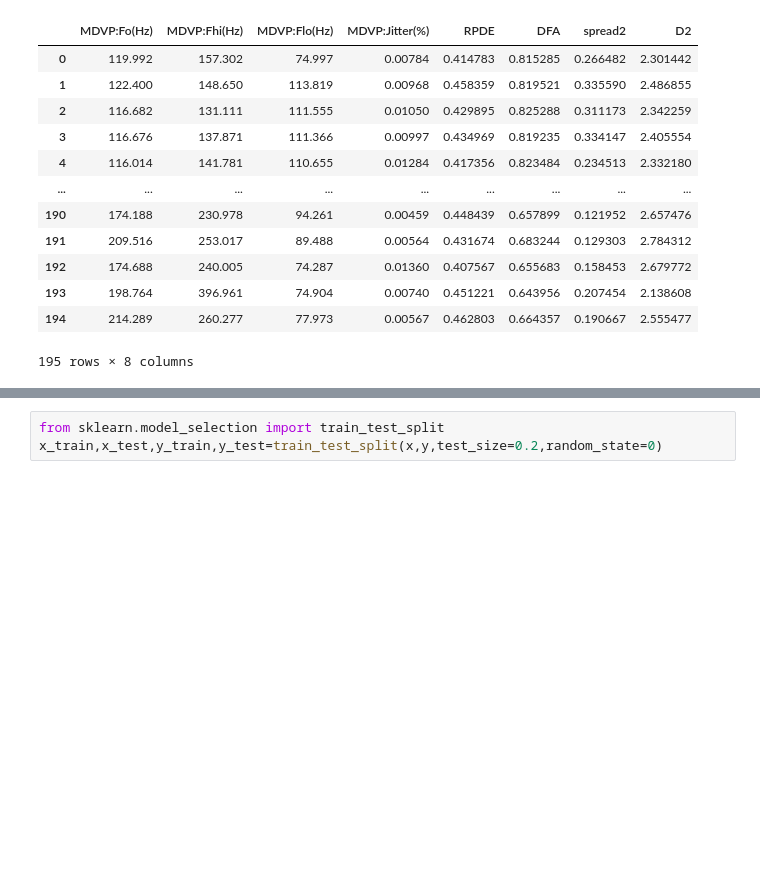
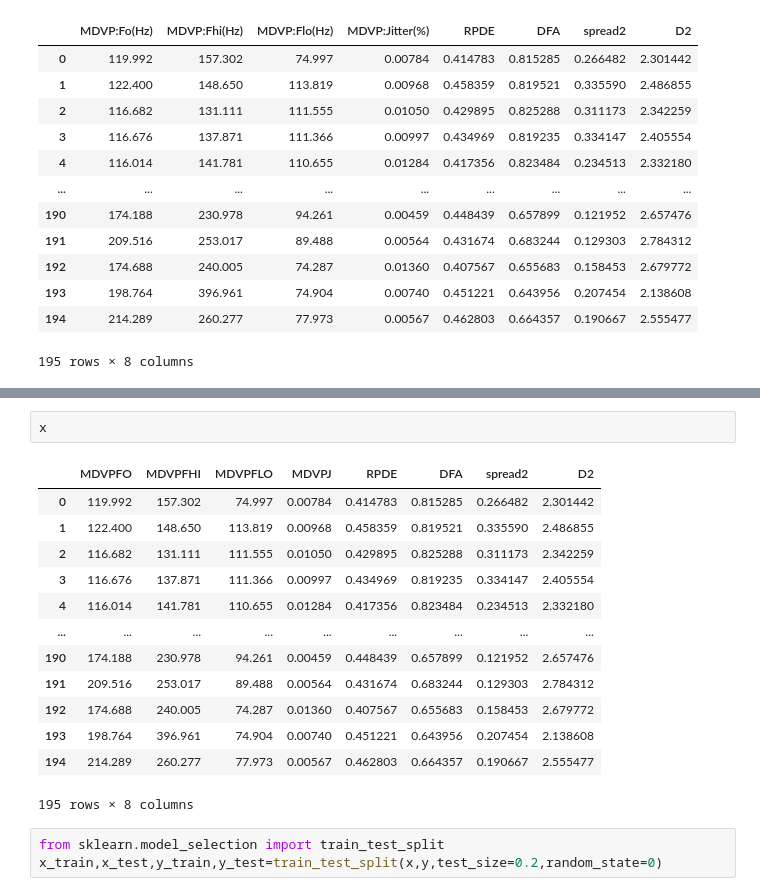
Before and after one commit to KalyanM45/OpenHealth, a Jupyter notebook: Notebook_Experiments/Parkinsons_Disease_Prediction.ipynb, the cells around one changed output, grey strips where cells are left out. Saved outputs shown, nothing was run; the diff lists cells and outputs as text; blank space fills up the shorter version.

```diff
--- a/Notebook_Experiments/Parkinsons_Disease_Prediction.ipynb
+++ b/Notebook_Experiments/Parkinsons_Disease_Prediction.ipynb
@@ -221,3 +228,19 @@ x
+# %%
+x
+# %% [output]
+|  | MDVPFO | MDVPFHI | MDVPFLO | MDVPJ | RPDE | DFA | spread2 | D2 |
+| 0 | 119.992 | 157.302 | 74.997 | 0.00784 | 0.414783 | 0.815285 | 0.266482 | 2.301442 |
+| 1 | 122.400 | 148.650 | 113.819 | 0.00968 | 0.458359 | 0.819521 | 0.335590 | 2.486855 |
+| 2 | 116.682 | 131.111 | 111.555 | 0.01050 | 0.429895 | 0.825288 | 0.311173 | 2.342259 |
+| 3 | 116.676 | 137.871 | 111.366 | 0.00997 | 0.434969 | 0.819235 | 0.334147 | 2.405554 |
+| 4 | 116.014 | 141.781 | 110.655 | 0.01284 | 0.417356 | 0.823484 | 0.234513 | 2.332180 |
+| ... | ... | ... | ... | ... | ... | ... | ... | ... |
+| 190 | 174.188 | 230.978 | 94.261 | 0.00459 | 0.448439 | 0.657899 | 0.121952 | 2.657476 |
+| 191 | 209.516 | 253.017 | 89.488 | 0.00564 | 0.431674 | 0.683244 | 0.129303 | 2.784312 |
+| 192 | 174.688 | 240.005 | 74.287 | 0.01360 | 0.407567 | 0.655683 | 0.158453 | 2.679772 |
+| 193 | 198.764 | 396.961 | 74.904 | 0.00740 | 0.451221 | 0.643956 | 0.207454 | 2.138608 |
+| 194 | 214.289 | 260.277 | 77.973 | 0.00567 | 0.462803 | 0.664357 | 0.190667 | 2.555477 |
+195 rows × 8 columns
 # %%
 from sklearn.model_selection import train_test_split
 x_train,x_test,y_train,y_test=train_test_split(x,y,test_size=0.2,random_state=0)
```
Also changed, not shown: parts of 5 cells of this notebook, 4 other files.
